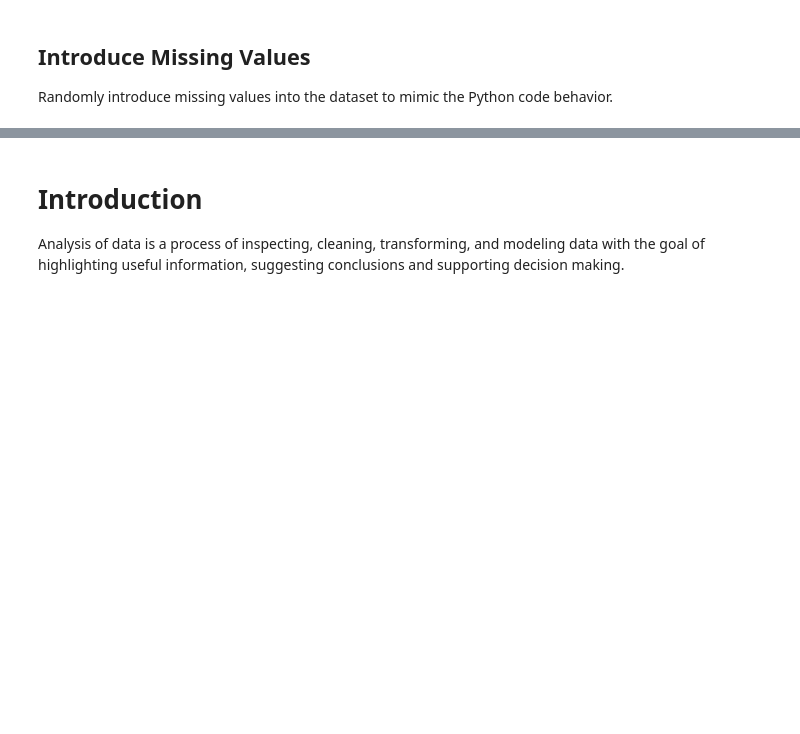
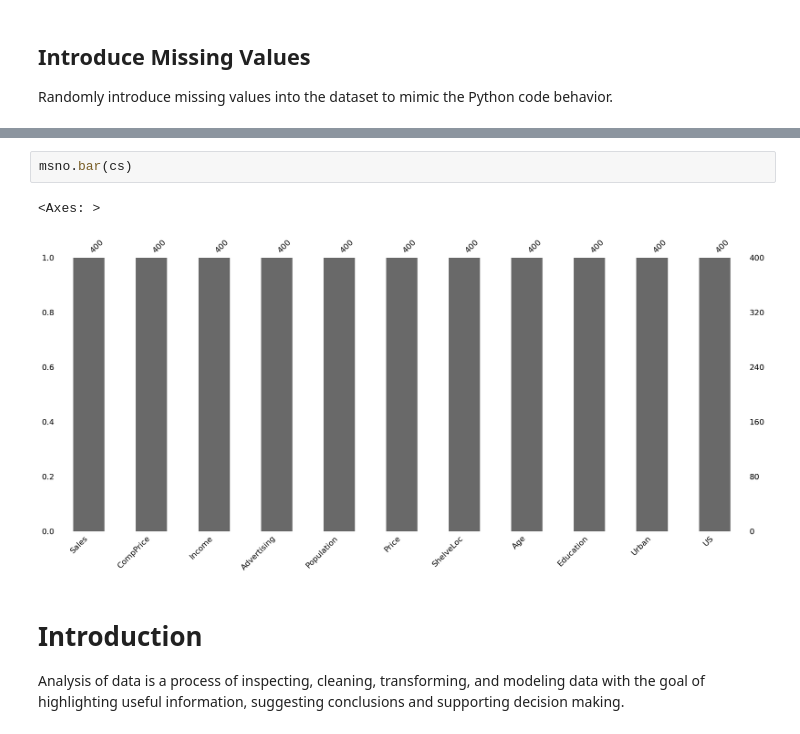
Before and after one commit to arietz/DS2025, a Jupyter notebook: Report3/Exercise4.ipynb, the cells around one changed output, grey strips where cells are left out. Drawn from its saved outputs; the diff is of its cells as text; blank space fills up the shorter version.

```diff
--- a/Report3/Exercise4.ipynb
+++ b/Report3/Exercise4.ipynb
@@ -124,3 +148,8 @@ US in ['Yes', 'No']: True
+# %%
+msno.bar(cs)
+# %% [output]
+<Axes: >
+[figure, added]
 # %% [markdown]
 # Introduction
 
```
Also changed, not shown: parts of 3 cells of this notebook.
